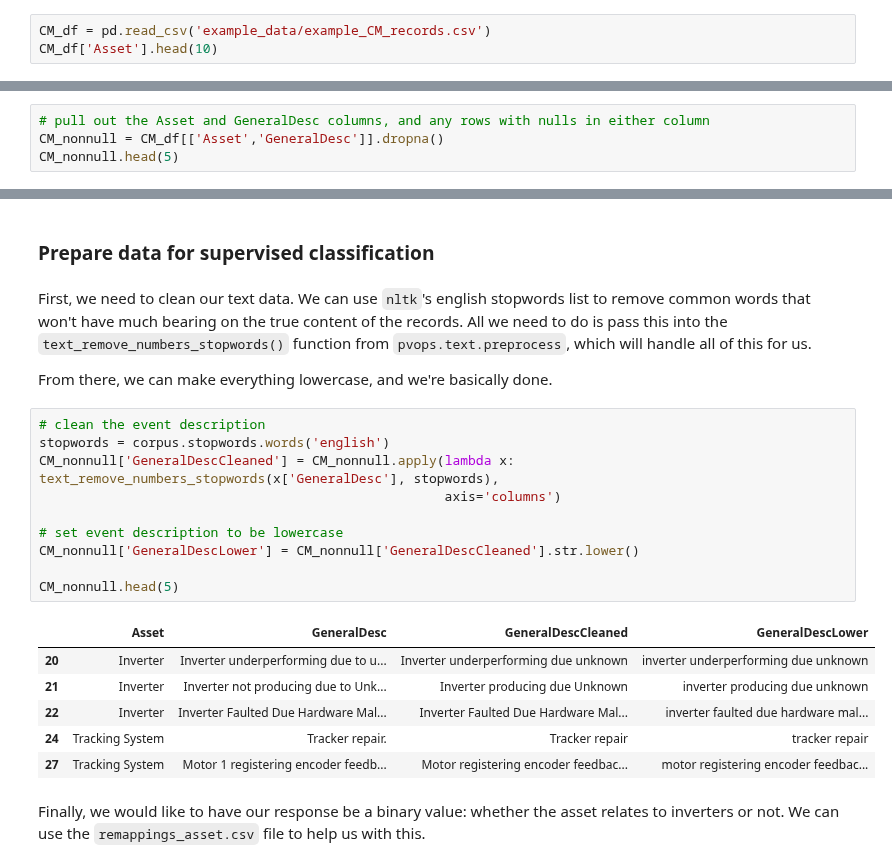
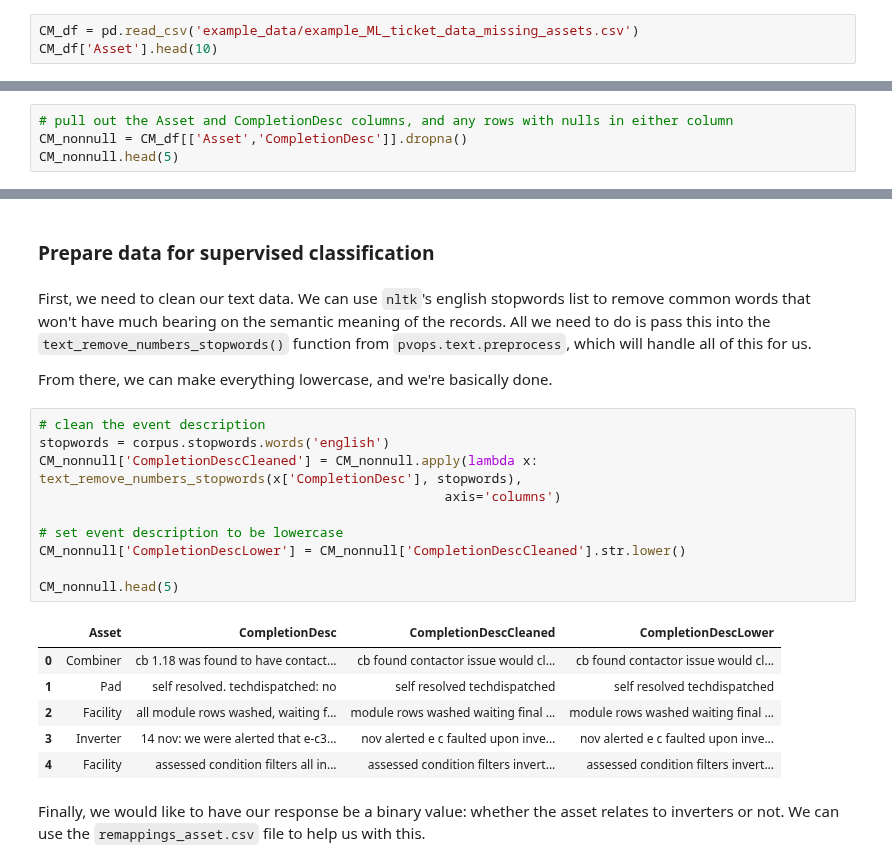
Before and after one commit to sandialabs/pvOps, a Jupyter notebook: tutorials/tutorial_text_asset_labeling.ipynb, the cells around one changed output, grey strips where cells are left out. Cells and saved outputs as stored; diff of their text form.

Commit message:
changing text asset labeling tutorial to use modified version of existing example dataset

```diff
--- a/tutorials/tutorial_text_asset_labeling.ipynb
+++ b/tutorials/tutorial_text_asset_labeling.ipynb
@@ -17,6 +17,6 @@ from sklearn.metrics import accuracy_score, make_scorer
 # %% [markdown]
 First, we'll read in the data and take a look at it. We would like to identify inverter-related records, so our column of interest is `Asset`.
 # %%
-CM_df = pd.read_csv('example_data/example_CM_records.csv')
+CM_df = pd.read_csv('example_data/example_ML_ticket_data_missing_assets.csv')
 CM_df['Asset'].head(10)
 # %% [output]
@@ -41,7 +41,7 @@ print(f'{count_null}/{len(CM_df)} records have a missing asset ({count_null/len(
 # %% [markdown]
 We would like to leverage as much of the data as we can for later analysis, so it would help to find a way to gap-fill these records that are missing the asset. We can do so by leveraging the plain-text event description in the `GeneralDesc` column. Let's pull out the data of interest.
 # %%
-# pull out the Asset and GeneralDesc columns, and any rows with nulls in either column
-CM_nonnull = CM_df[['Asset','GeneralDesc']].dropna()
+# pull out the Asset and CompletionDesc columns, and any rows with nulls in either column
+CM_nonnull = CM_df[['Asset','CompletionDesc']].dropna()
 CM_nonnull.head(5)
 # %% [output]
@@ -78,26 +78,26 @@ This already does decently well. Let's see if we can improve our results via a m
 # %% [markdown]
 ### Prepare data for supervised classification
 # %% [markdown]
-First, we need to clean our text data. We can use `nltk`'s english stopwords list to remove common words that won't have much bearing on the true content of the records. All we need to do is pass this into the `text_remove_numbers_stopwords()` function from `pvops.text.preprocess`, which will handle all of this for us.
+First, we need to clean our text data. We can use `nltk`'s english stopwords list to remove common words that won't have much bearing on the semantic meaning of the records. All we need to do is pass this into the `text_remove_numbers_stopwords()` function from `pvops.text.preprocess`, which will handle all of this for us.
 
 From there, we can make everything lowercase, and we're basically done.
 # %%
 # clean the event description
 stopwords = corpus.stopwords.words('english')
-CM_nonnull['GeneralDescCleaned'] = CM_nonnull.apply(lambda x: text_remove_numbers_stopwords(x['GeneralDesc'], stopwords),
+CM_nonnull['CompletionDescCleaned'] = CM_nonnull.apply(lambda x: text_remove_numbers_stopwords(x['CompletionDesc'], stopwords),
                                                     axis='columns')
 
 # set event description to be lowercase
-CM_nonnull['GeneralDescLower'] = CM_nonnull['GeneralDescCleaned'].str.lower()
+CM_nonnull['CompletionDescLower'] = CM_nonnull['CompletionDescCleaned'].str.lower()
 
 CM_nonnull.head(5)
 # %% [output]
-|  | Asset | GeneralDesc | GeneralDescCleaned | GeneralDescLower |
-| 20 | Inverter | Inverter underperforming due to u... | Inverter underperforming due unknown | inverter underperforming due unknown |
-| 21 | Inverter | Inverter not producing due to Unk... | Inverter producing due Unknown | inverter producing due unknown |
-| 22 | Inverter | Inverter Faulted Due Hardware Mal... | Inverter Faulted Due Hardware Mal... | inverter faulted due hardware mal... |
-| 24 | Tracking System | Tracker repair. | Tracker repair | tracker repair |
-| 27 | Tracking System | Motor 1 registering encoder feedb... | Motor registering encoder feedbac... | motor registering encoder feedbac... |
+|  | Asset | CompletionDesc | CompletionDescCleaned | CompletionDescLower |
+| 0 | Combiner | cb 1.18 was found to have contact... | cb found contactor issue would cl... | cb found contactor issue would cl... |
+| 1 | Pad | self resolved. techdispatched: no | self resolved techdispatched | self resolved techdispatched |
+| 2 | Facility | all module rows washed, waiting f... | module rows washed waiting final ... | module rows washed waiting final ... |
+| 3 | Inverter | 14 nov: we were alerted that e-c3... | nov alerted e c faulted upon inve... | nov alerted e c faulted upon inve... |
+| 4 | Facility | assessed condition filters all in... | assessed condition filters invert... | assessed condition filters invert... |
 # %% [markdown]
 Finally, we would like to have our response be a binary value: whether the asset relates to inverters or not. We can use the `remappings_asset.csv` file to help us with this.
 # %%
```
Also changed, not shown: parts of 19 cells of this notebook, 2 other files.
